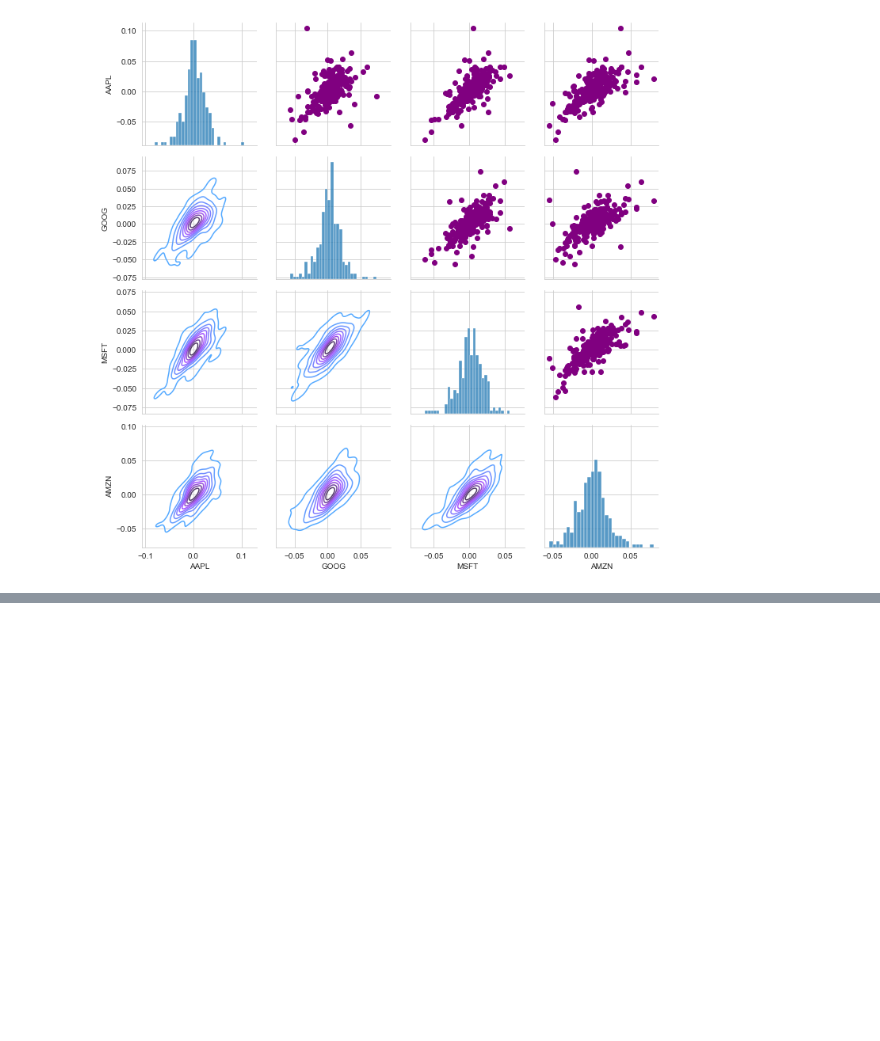
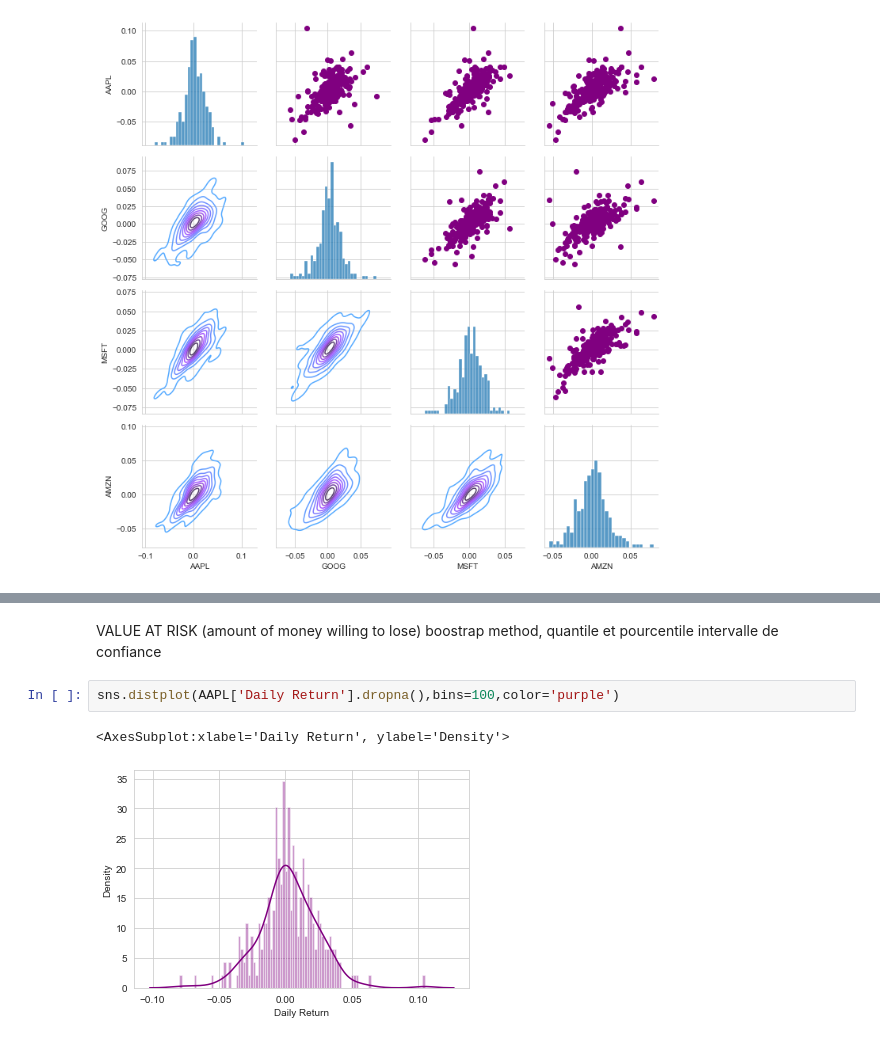
Before and after one commit to hansmichael/Projects, a Jupyter notebook: Stock market analysis/stocks.ipynb, the cells around one changed output, grey strips where cells are left out. Drawn from its saved outputs; the diff is of its cells as text; blank space fills up the shorter version.

```diff
--- a/Stock market analysis/stocks.ipynb
+++ b/Stock market analysis/stocks.ipynb
@@ -231,0 +250,8 @@ AMZN     0.865277  0.539084  0.743600  1.000000
+# %% [markdown]
+VALUE AT RISK (amount of money willing to lose) boostrap method, quantile et pourcentile
+intervalle de confiance
+# %%
+sns.distplot(AAPL['Daily Return'].dropna(),bins=100,color='purple')
+# %% [output]
+<AxesSubplot:xlabel='Daily Return', ylabel='Density'>
+[figure, added]
```
Also changed, not shown: parts of 27 cells of this notebook.
